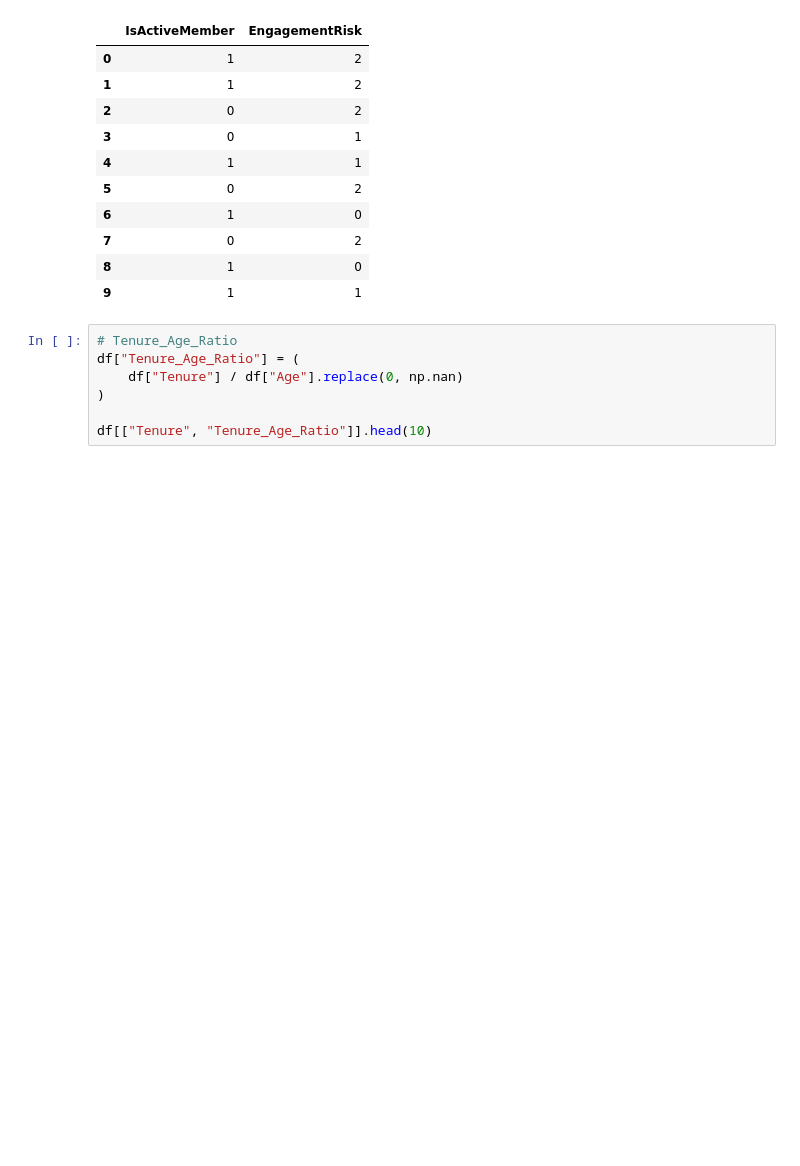
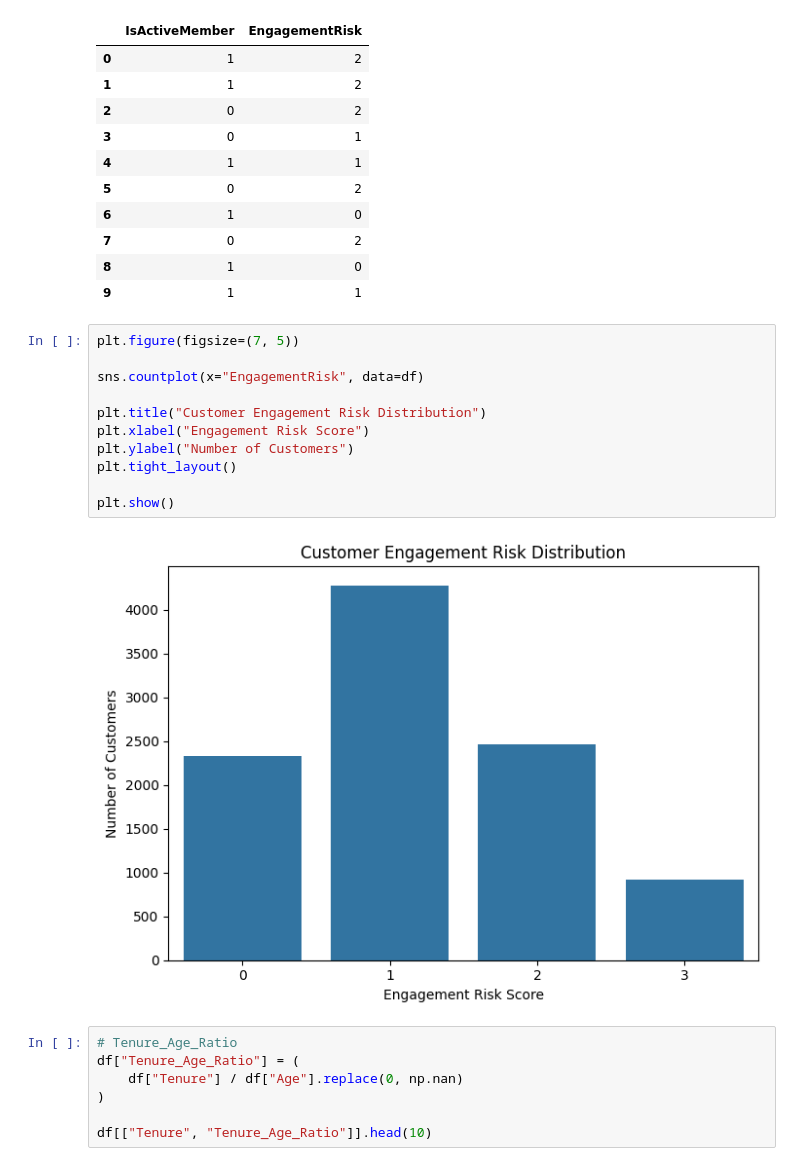
Before and after one commit to 21208737/STADIOEquities, a Jupyter notebook: experimental-setup/notebooks/02_FeatureEngineering.ipynb, the cells around one changed output. Cells and saved outputs as stored; diff of their text form; blank space fills up the shorter version.

```diff
--- a/experimental-setup/notebooks/02_FeatureEngineering.ipynb
+++ b/experimental-setup/notebooks/02_FeatureEngineering.ipynb
@@ -256,6 +272,19 @@ df[["IsActiveMember", "EngagementRisk"]].head(10)
 | 7 | 0 | 2 |
 | 8 | 1 | 0 |
 | 9 | 1 | 1 |
+# %%
+plt.figure(figsize=(7, 5))
+
+sns.countplot(x="EngagementRisk", data=df)
+
+plt.title("Customer Engagement Risk Distribution")
+plt.xlabel("Engagement Risk Score")
+plt.ylabel("Number of Customers")
+plt.tight_layout()
+
+plt.show()
+# %% [output]
+[figure, added]
 # %%
 # Tenure_Age_Ratio
 df["Tenure_Age_Ratio"] = (
```
Also changed, not shown: parts of 7 cells of this notebook.
